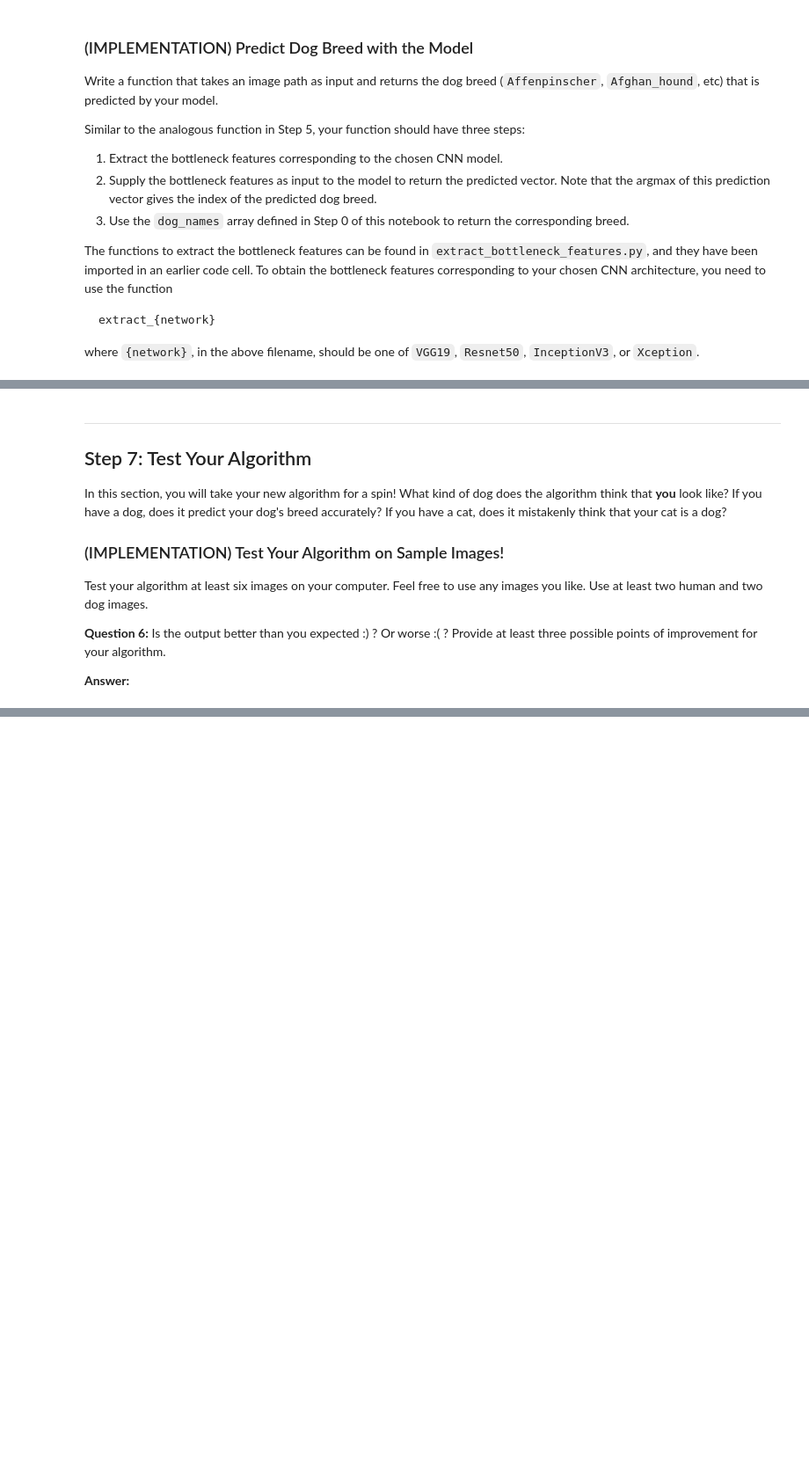
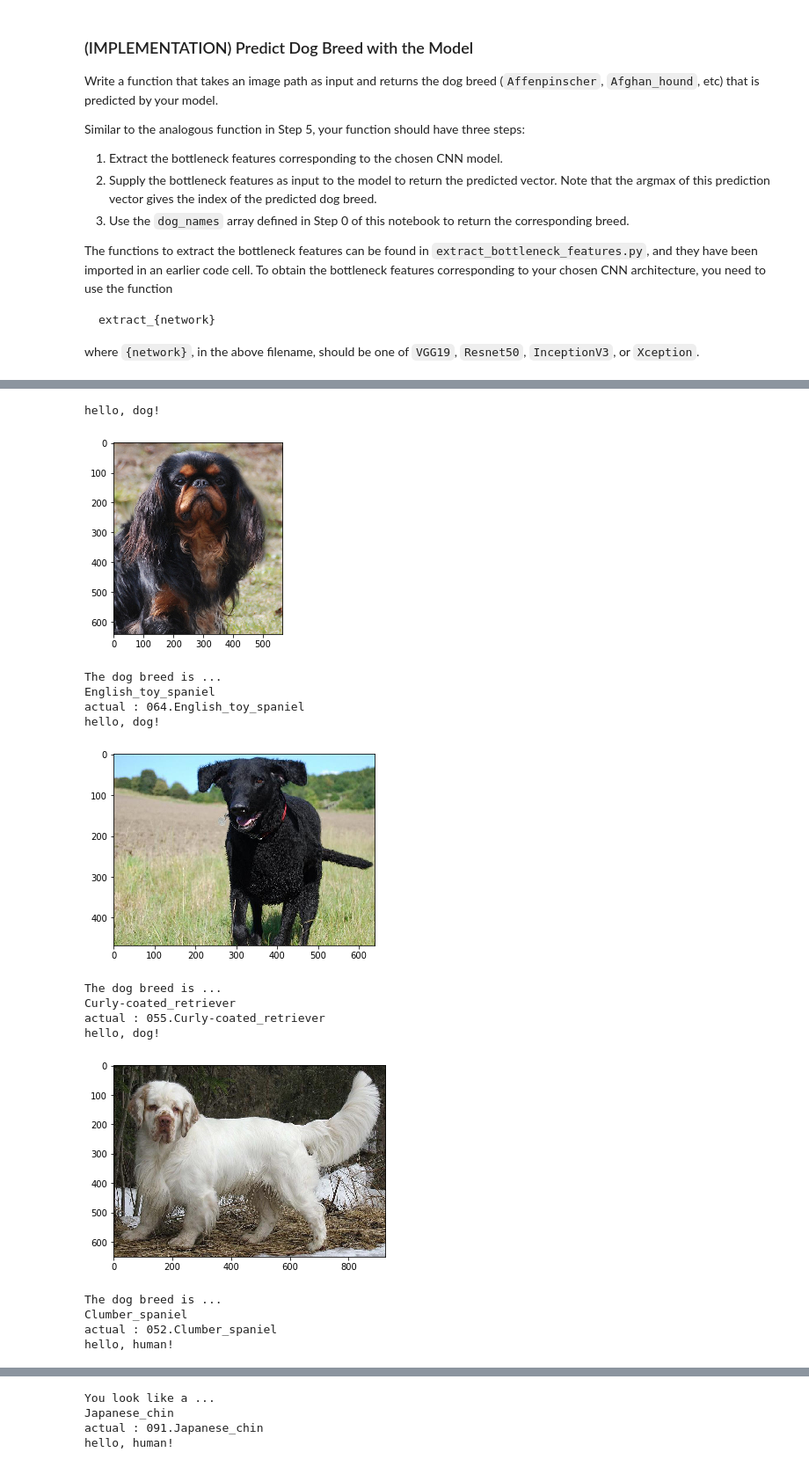
Before and after one commit to ugnom/UdacityMachineLearningEngineerProjects, a Jupyter notebook: dog-project/dog_app.ipynb, the cells around one changed output, grey strips where cells are left out. Shown at 88% size. Drawn from its saved outputs; the diff is of its cells as text; code cells hidden in the pictures; blank space fills up the shorter version.

```diff
--- a/dog-project/dog_app.ipynb
+++ b/dog-project/dog_app.ipynb
@@ -630,6 +695,7 @@ __Answer:__
 ### (IMPLEMENTATION) Compile the Model
 # %%
 ### TODO: Compile the model.
+InceptionV3_model.compile(loss='categorical_crossentropy', optimizer='adam', metrics=['accuracy'])
 # %% [markdown]
 ### (IMPLEMENTATION) Train the Model
 
@@ -690,14 +872,0 @@ Some sample output for our algorithm is provided below, but feel free to design
-# %% [markdown]
----
-<a id='step7'></a>
-## Step 7: Test Your Algorithm
-
-In this section, you will take your new algorithm for a spin!  What kind of dog does the algorithm think that __you__ look like?  If you have a dog, does it predict your dog's breed accurately?  If you have a cat, does it mistakenly think that your cat is a dog?
-
-### (IMPLEMENTATION) Test Your Algorithm on Sample Images!
-
-Test your algorithm at least six images on your computer.  Feel free to use any images you like.  Use at least two human and two dog images.
-
-__Question 6:__ Is the output better than you expected :) ?  Or worse :( ?  Provide at least three possible points of improvement for your algorithm.
-
-__Answer:__
@@ -707,0 +873,25 @@ __Answer:__
+# %%
+dog_files = np.array(glob("dogImages/test/*/*"))
+random.shuffle(dog_files)
+
+for i in range(6):
+    im_path = dog_files[i+100]
+    dog_app(im_path)
+    print('actual : ' + im_path.split('/')[2])
+# %% [output]
+hello, dog!
+[figure, added]
+The dog breed is ...
+English_toy_spaniel
+actual : 064.English_toy_spaniel
+hello, dog!
+[figure, added]
+The dog breed is ...
+Curly-coated_retriever
+actual : 055.Curly-coated_retriever
+hello, dog!
+[figure, added]
+The dog breed is ...
+Clumber_spaniel
+actual : 052.Clumber_spaniel
+hello, human!
@@ -707,0 +899,4 @@ __Answer:__
+You look like a ...
+Japanese_chin
+actual : 091.Japanese_chin
+hello, human!
```
Also changed, not shown: parts of 26 cells of this notebook.
